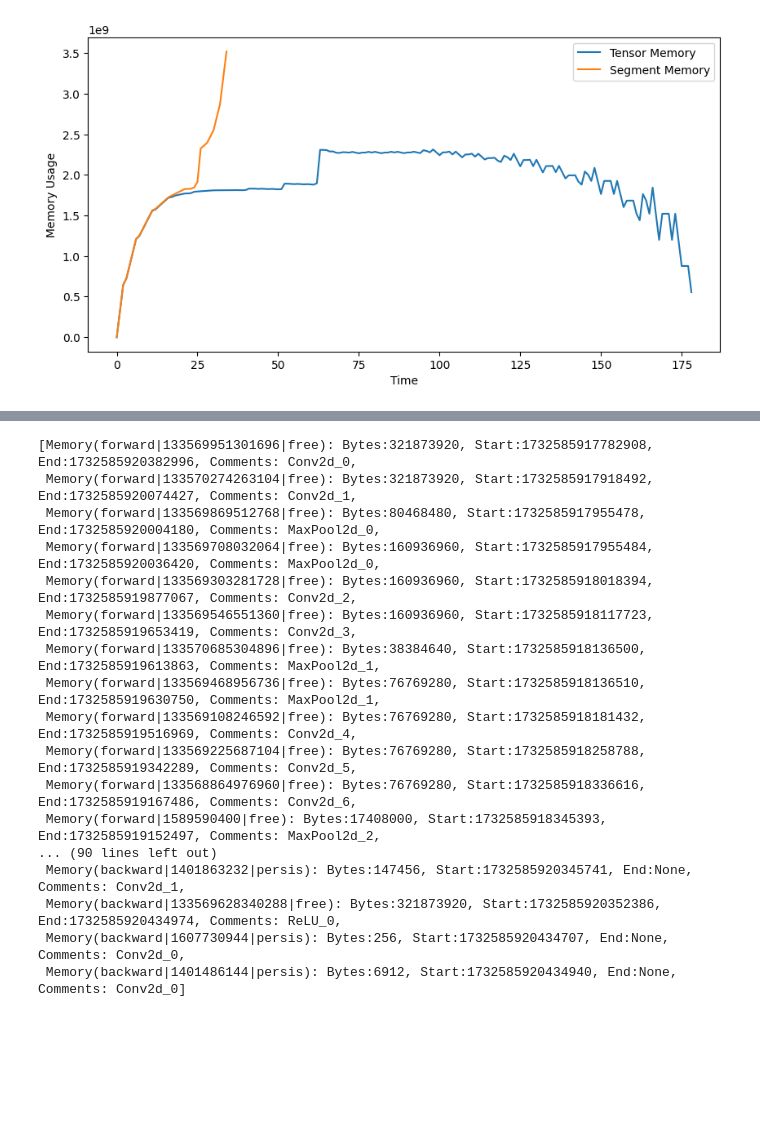
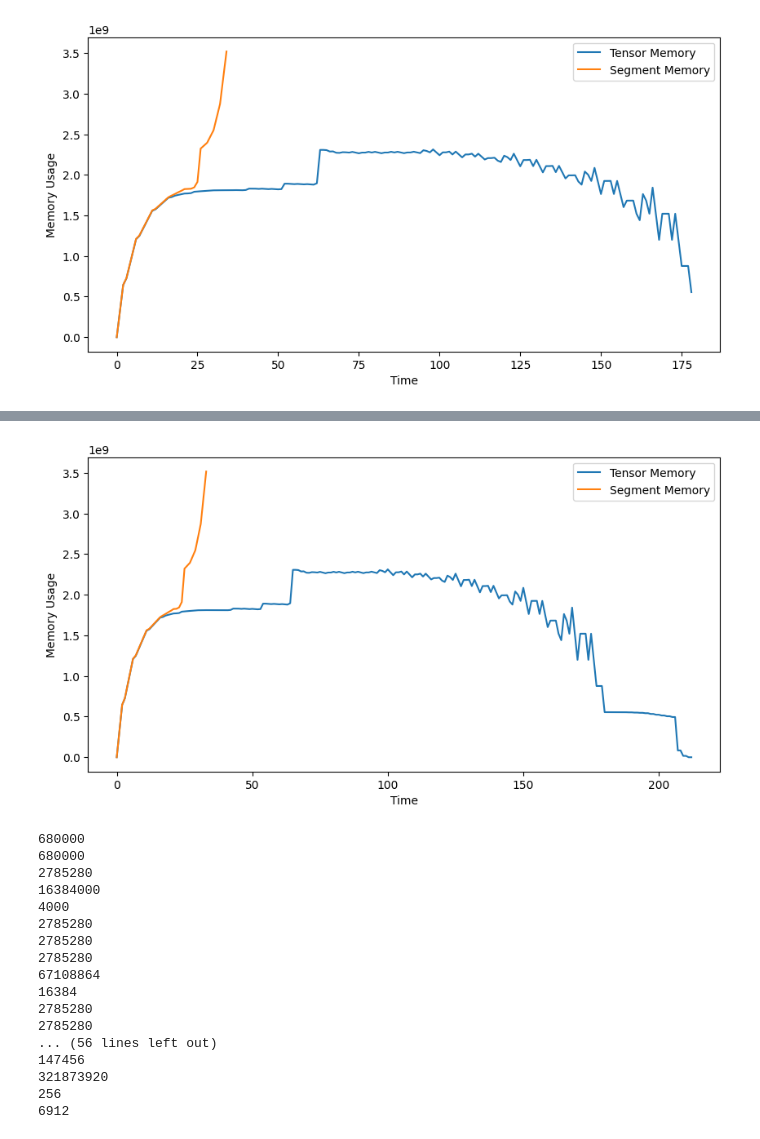
Before and after one commit to Stone-ResearchLife/xMem, a Jupyter notebook: playground/compare_between_hugging_pytorch.ipynb, the cells around one changed output, grey strips where cells are left out. Cells and saved outputs as stored; diff of their text form; code cells hidden in the pictures; blank space fills up the shorter version.

```diff
--- a/playground/compare_between_hugging_pytorch.ipynb
+++ b/playground/compare_between_hugging_pytorch.ipynb
@@ -301,20 +276,32 @@ hugging_memory
-# %%
-training_memorys
-# %% [output]
-[Memory(forward|133569951301696|free): Bytes:321873920, Start:1732585917782908, End:1732585920382996, Comments: Conv2d_0,
- Memory(forward|133570274263104|free): Bytes:321873920, Start:1732585917918492, End:1732585920074427, Comments: Conv2d_1,
- Memory(forward|133569869512768|free): Bytes:80468480, Start:1732585917955478, End:1732585920004180, Comments: MaxPool2d_0,
- Memory(forward|133569708032064|free): Bytes:160936960, Start:1732585917955484, End:1732585920036420, Comments: MaxPool2d_0,
- Memory(forward|133569303281728|free): Bytes:160936960, Start:1732585918018394, End:1732585919877067, Comments: Conv2d_2,
- Memory(forward|133569546551360|free): Bytes:160936960, Start:1732585918117723, End:1732585919653419, Comments: Conv2d_3,
- Memory(forward|133570685304896|free): Bytes:38384640, Start:1732585918136500, End:1732585919613863, Comments: MaxPool2d_1,
- Memory(forward|133569468956736|free): Bytes:76769280, Start:1732585918136510, End:1732585919630750, Comments: MaxPool2d_1,
- Memory(forward|133569108246592|free): Bytes:76769280, Start:1732585918181432, End:1732585919516969, Comments: Conv2d_4,
- Memory(forward|133569225687104|free): Bytes:76769280, Start:1732585918258788, End:1732585919342289, Comments: Conv2d_5,
- Memory(forward|133568864976960|free): Bytes:76769280, Start:1732585918336616, End:1732585919167486, Comments: Conv2d_6,
- Memory(forward|1589590400|free): Bytes:17408000, Start:1732585918345393, End:1732585919152497, Comments: MaxPool2d_2,
-... (90 lines left out)
- Memory(backward|1401863232|persis): Bytes:147456, Start:1732585920345741, End:None, Comments: Conv2d_1,
- Memory(backward|133569628340288|free): Bytes:321873920, Start:1732585920352386, End:1732585920434974, Comments: ReLU_0,
- Memory(backward|1607730944|persis): Bytes:256, Start:1732585920434707, End:None, Comments: Conv2d_0,
- Memory(backward|1401486144|persis): Bytes:6912, Start:1732585920434940, End:None, Comments: Conv2d_0]
+# %%
+torch_profiler_file = "/home/glaswigian/DL-Estimator/20250219-200437-df18/results/callback/Profiler/Glaswigian-Researcher_8223.1739995493484167898.pt.trace.json"
+_, torch_estimator = get_xmem_memory(torch_profiler_file, batch_size, max_gpu_memory)
+# %%
+training_memorys = torch_estimator.get_an_iteration_memory(iteration_index=2)
+model_memory = torch_estimator.model_memory(iteration=1)
+estimated_instance, estimated_result = torch_estimator.memory_estimate(training_memorys)
+estimated_instance.plot_memory_change()
+# %% [output]
+[figure, added]
+# %%
+for mem in training_memorys:
+    if mem.is_backward:
+        print(mem.bytes)
+# %% [output]
+680000
+680000
+2785280
+16384000
+4000
+2785280
+2785280
+2785280
+67108864
+16384
+2785280
+2785280
+... (56 lines left out)
+147456
+321873920
+256
+6912
```
Also changed, not shown: parts of 6 cells of this notebook, 3 other files.
